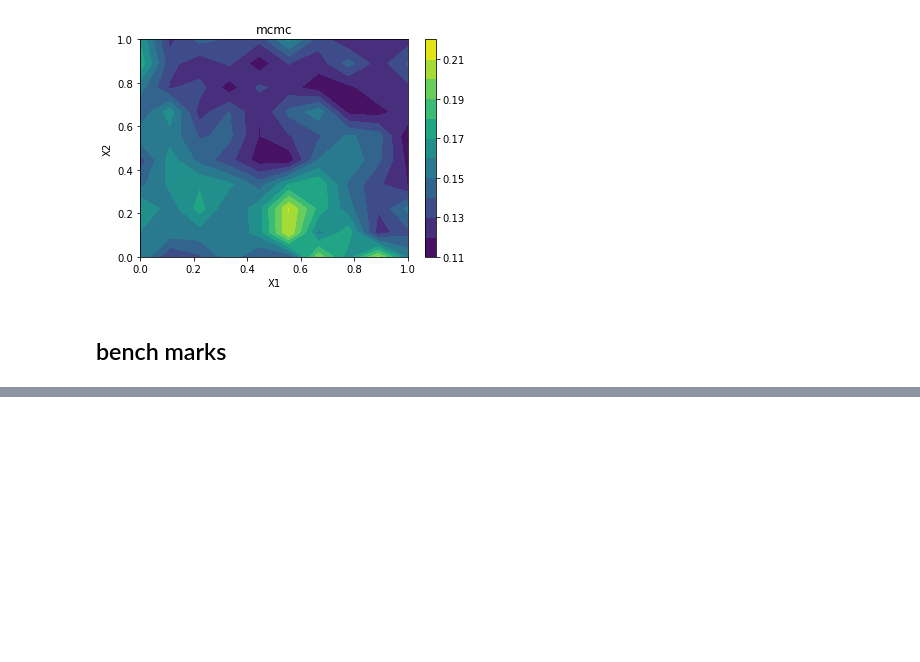
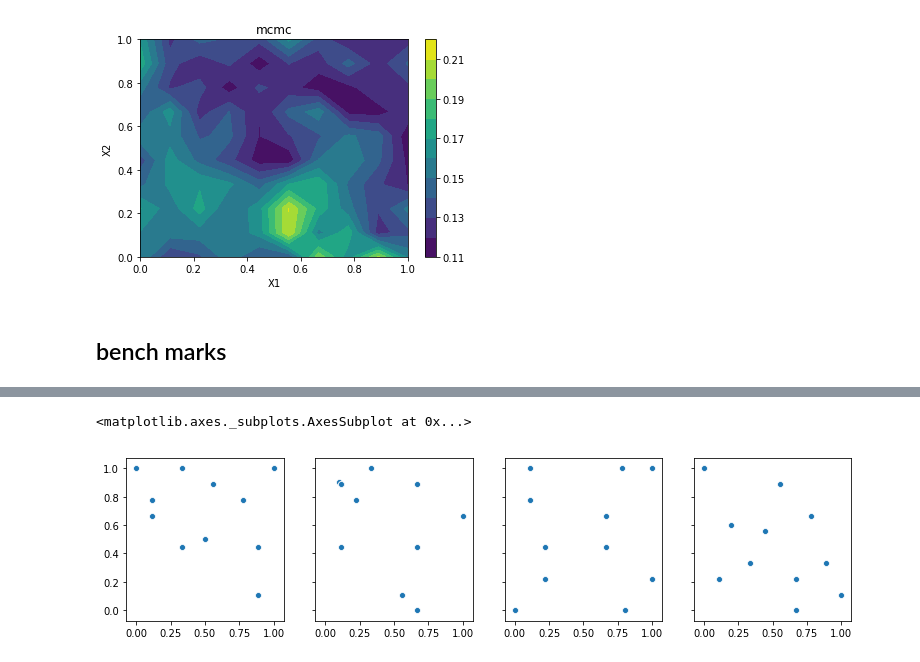
Before and after one commit to TakuTsuzuki/TimecostBO, a Jupyter notebook: mainfile-mcmcnaive_vs_rollout.ipynb, the cells around one changed output, grey strips where cells are left out. Drawn from its saved outputs; the diff is of its cells as text; code cells hidden in the pictures; blank space fills up the shorter version.

```diff
--- a/mainfile-mcmcnaive_vs_rollout.ipynb
+++ b/mainfile-mcmcnaive_vs_rollout.ipynb
@@ -244,10 +250,13 @@ sns.scatterplot(queriesro[3][:,0],queriesnaivemcmc[3][:,1], ax =ax4)
 # %%
 fig, (ax1, ax2, ax3, ax4) = plt.subplots(1, 4,sharex=True,sharey=True,figsize=(13,3))
 
-sns.scatterplot(queriesro[0][:,0],queriesmcmc[0][:,1], ax =ax1)
-sns.scatterplot(queriesro[1][:,0],queriesmcmc[1][:,1], ax =ax2)
-sns.scatterplot(queriesro[2][:,0],queriesmcmc[2][:,1], ax =ax3)
-sns.scatterplot(queriesro[3][:,0],queriesmcmc[3][:,1], ax =ax4)
+sns.scatterplot(queriesmcmc[0][:,0],queriesmcmc[0][:,1], ax =ax1)
+sns.scatterplot(queriesmcmc[1][:,0],queriesmcmc[1][:,1], ax =ax2)
+sns.scatterplot(queriesmcmc[2][:,0],queriesmcmc[2][:,1], ax =ax3)
+sns.scatterplot(queriesmcmc[3][:,0],queriesmcmc[3][:,1], ax =ax4)
+# %% [output]
+<matplotlib.axes._subplots.AxesSubplot at 0x...>
+[figure, added]
 # %%
 print("meanEI", np.mean(gapsei))
 print("meanNAIVEMCMC", np.mean(gapsnaivemcmc))
```
Also changed, not shown: parts of 7 cells of this notebook, 18 other files.
